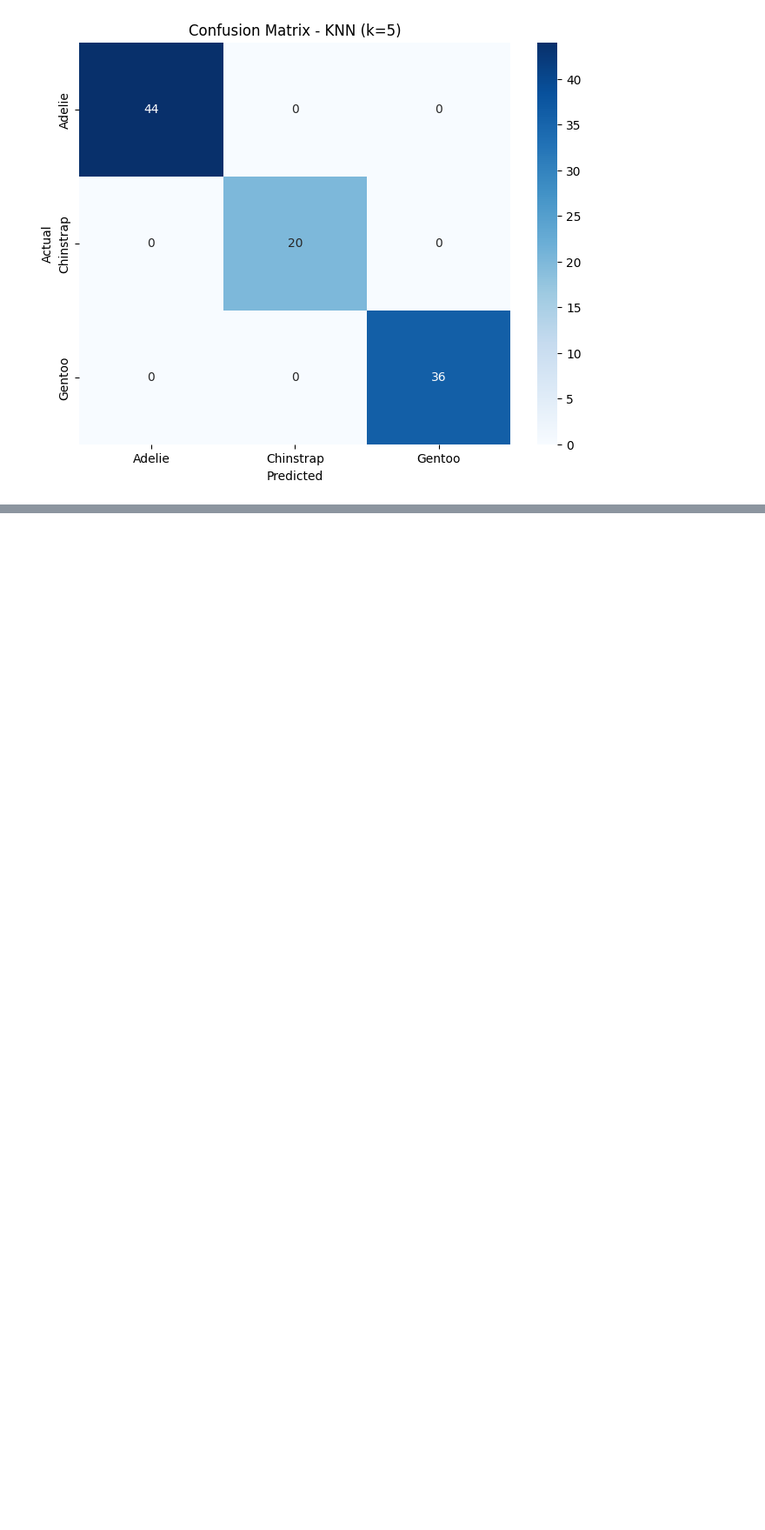
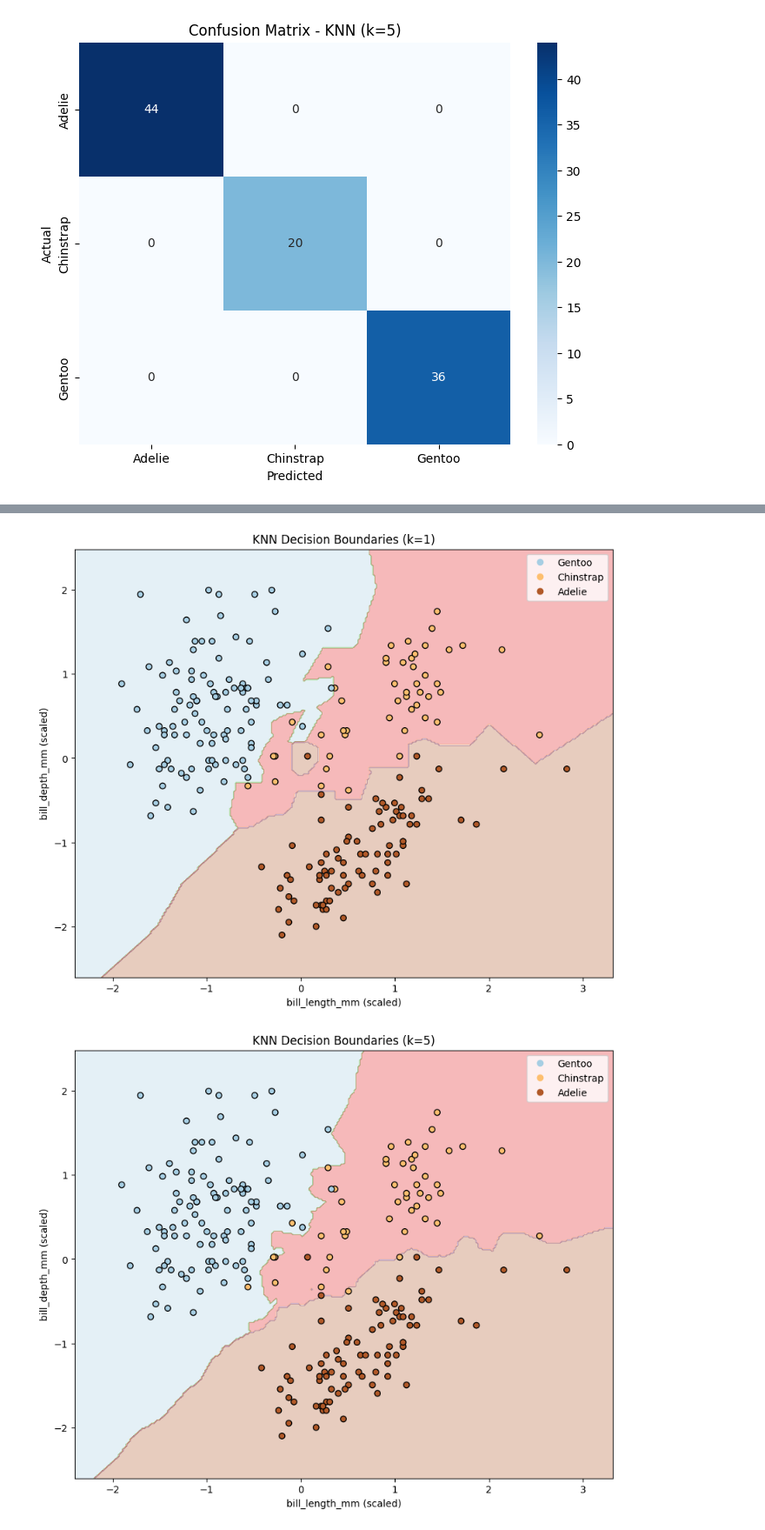
Before and after one commit to samarthya/learn-knn, a Jupyter notebook: knn-learn.ipynb, the cells around one changed output, grey strips where cells are left out. Shown: that part at 87% size. Saved outputs shown, nothing was run; the diff lists cells and outputs as text; code cells hidden in the pictures; blank space fills up the shorter version.

```diff
--- a/knn-learn.ipynb
+++ b/knn-learn.ipynb
@@ -124,0 +258,20 @@ plt.show()
+# %%
+# Hyperparameter tuning with GridSearch
+param_grid = {
+    'n_neighbors': range(1, 20),
+    'weights': ['uniform', 'distance'],
+    'metric': ['euclidean', 'manhattan', 'minkowski']
+}
+
+knn_gs = KNeighborsClassifier()
+grid_search = GridSearchCV(knn_gs, param_grid, cv=5, scoring='accuracy', n_jobs=-1)
+grid_search.fit(X_train_scaled, y_train)
+
+print("Best parameters:", grid_search.best_params_)
+print("Best cross-validation score:", grid_search.best_score_)
+
+# Test best model
+best_knn = grid_search.best_estimator_
+y_pred_best = best_knn.predict(X_test_scaled)
+best_accuracy = accuracy_score(y_test, y_pred_best)
+print(f"Test accuracy with best model: {best_accuracy:.4f}")
@@ -124,0 +284,45 @@ plt.show()
+# %%
+# Visualize decision boundaries with 2 features
+def plot_knn_boundary(X, y, k, feature1, feature2):
+    # Select only two features for visualization
+    X_vis = X[[feature1, feature2]]
+
+    # Scale the features
+    scaler_vis = StandardScaler()
+    X_vis_scaled = scaler_vis.fit_transform(X_vis)
+
+    # Train KNN
+    knn_vis = KNeighborsClassifier(n_neighbors=k)
+    knn_vis.fit(X_vis_scaled, y)
+
+    # Create mesh grid
+    h = 0.02
+    x_min, x_max = X_vis_scaled[:, 0].min() - 0.5, X_vis_scaled[:, 0].max() + 0.5
+    y_min, y_max = X_vis_scaled[:, 1].min() - 0.5, X_vis_scaled[:, 1].max() + 0.5
+    xx, yy = np.meshgrid(np.arange(x_min, x_max, h),
+                         np.arange(y_min, y_max, h))
+
+    # Predict for each point in mesh
+    Z = knn_vis.predict(np.c_[xx.ravel(), yy.ravel()])
+    Z = pd.Categorical(Z).codes
+    Z = Z.reshape(xx.shape)
+
+    # Plot
+    plt.figure(figsize=(10, 8))
+    plt.contourf(xx, yy, Z, alpha=0.3, cmap=plt.cm.Paired)
+    scatter = plt.scatter(X_vis_scaled[:, 0], X_vis_scaled[:, 1], c=pd.Categorical(y).codes,
+                         cmap=plt.cm.Paired, edgecolor='black')
+    plt.xlabel(f'{feature1} (scaled)')
+    plt.ylabel(f'{feature2} (scaled)')
+    plt.title(f'KNN Decision Boundaries (k={k})')
+    plt.legend(handles=scatter.legend_elements()[0],
+               labels=list(y.unique()))
+    plt.show()
+
+# Plot for different K values
+plot_knn_boundary(X_train, y_train, k=1, feature1='bill_length_mm', feature2='bill_depth_mm')
+plot_knn_boundary(X_train, y_train, k=5, feature1='bill_length_mm', feature2='bill_depth_mm')
+plot_knn_boundary(X_train, y_train, k=15, feature1='bill_length_mm', feature2='bill_depth_mm')
+# %% [output]
+[figure, added]
+[figure, added]
```
Also changed, not shown: parts of 17 cells of this notebook.
